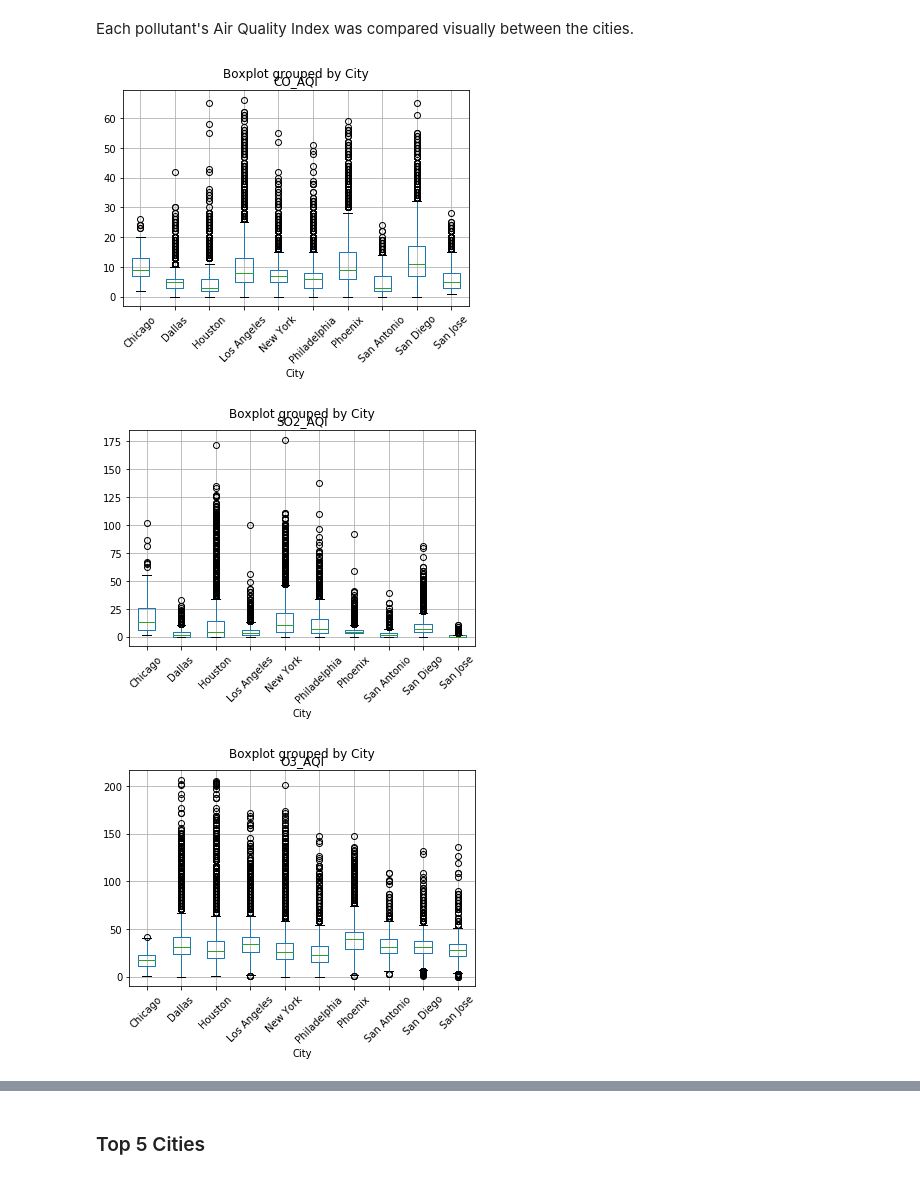
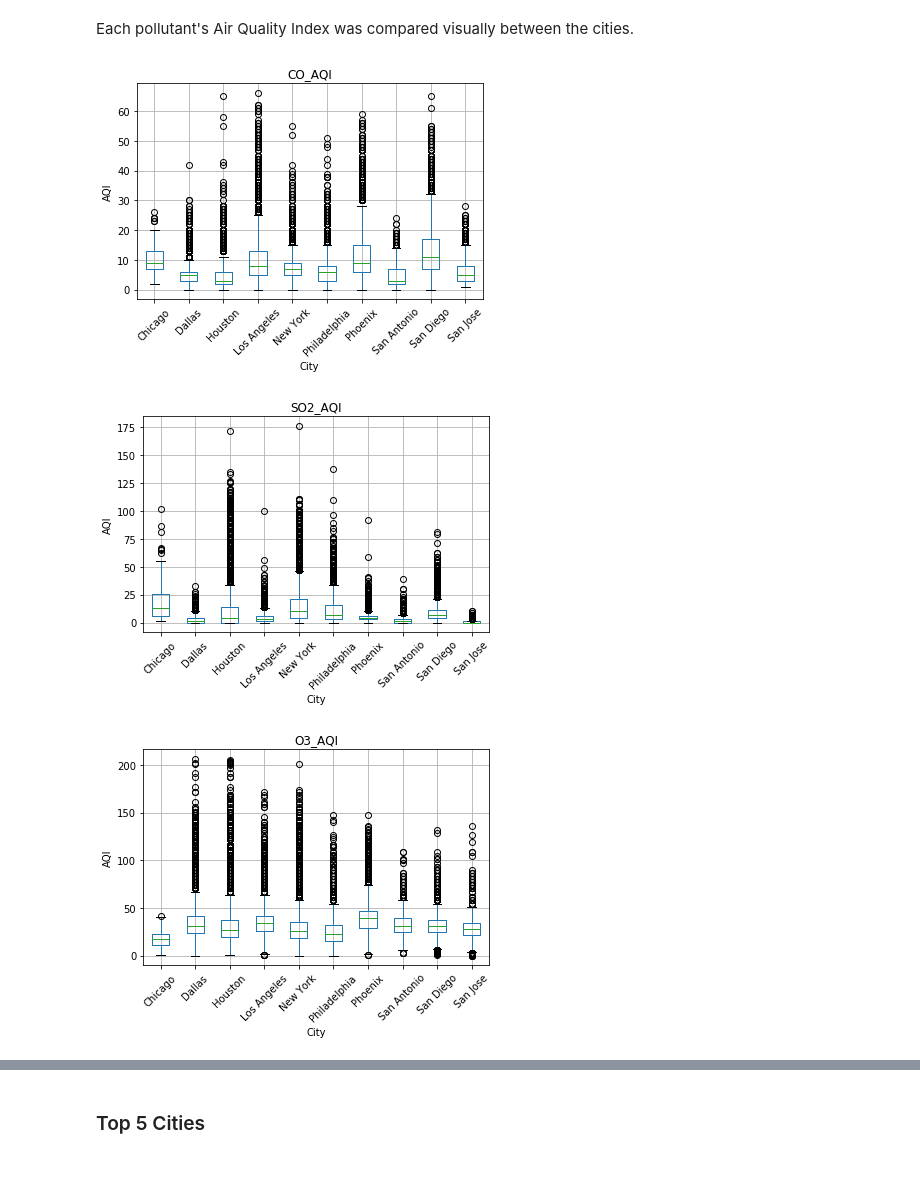
Before and after one commit to bouncebarkrun/Springboard-Data-Science-Career-Track, a Jupyter notebook: 1st Capstone Project/Capstone 1 EDA.ipynb, the cells around one changed output, grey strips where cells are left out. Cells and saved outputs as stored; diff of their text form; code cells hidden in the pictures.

```diff
--- a/1st Capstone Project/Capstone 1 EDA.ipynb
+++ b/1st Capstone Project/Capstone 1 EDA.ipynb
@@ -148,18 +167,27 @@ top10[cols].corr()
 Each pollutant's Air Quality Index was compared visually between the cities.
 # %%
 top10.boxplot(column='CO_AQI', by='City', rot=45)
+plt.xlabel('City')
+plt.ylabel('AQI')
+plt.suptitle("")
 plt.show()
 # %% [output]
-[figure, old version]
+[figure, new version]
 # %%
 top10.boxplot(column='SO2_AQI', by='City', rot=45)
+plt.xlabel('City')
+plt.ylabel('AQI')
+plt.suptitle("")
 plt.show()
 # %% [output]
-[figure, old version]
+[figure, new version]
 # %%
 top10.boxplot(column='O3_AQI', by='City', rot=45)
+plt.xlabel('City')
+plt.ylabel('AQI')
+plt.suptitle("")
 plt.show()
 # %% [output]
-[figure, old version]
+[figure, new version]
 # %%
 top10.boxplot(column='NO2_AQI', by='City', rot=45)
```
Also changed, not shown: parts of 20 cells of this notebook.
